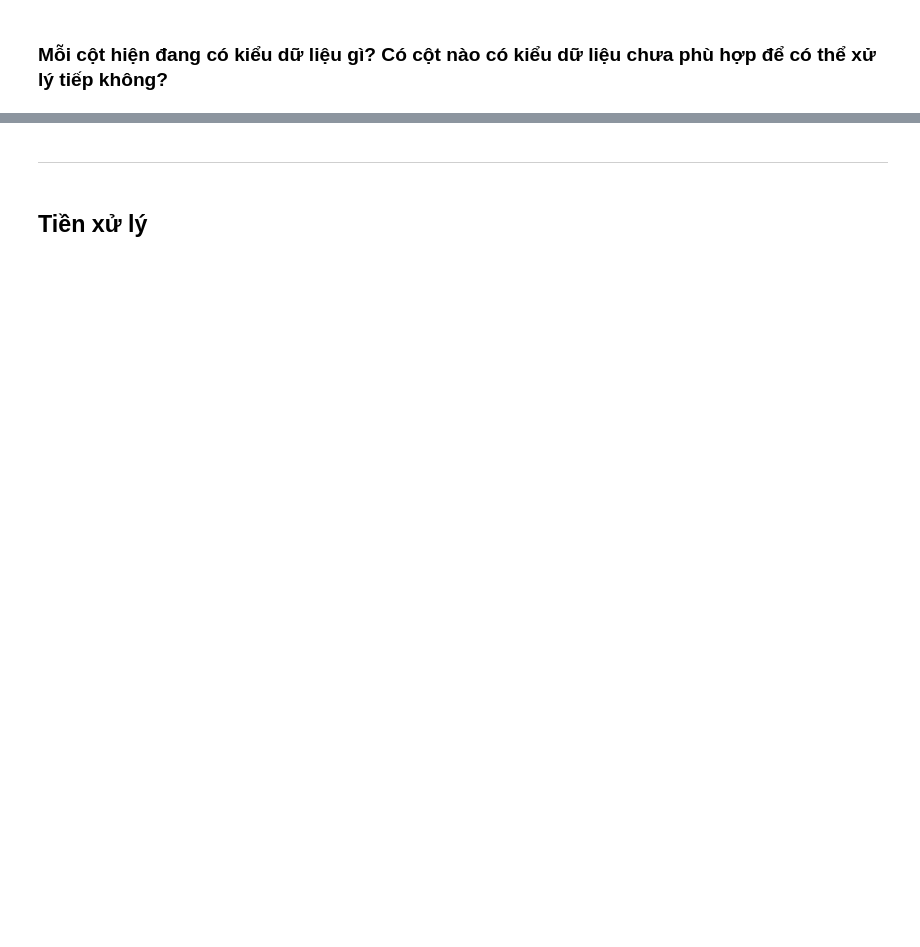
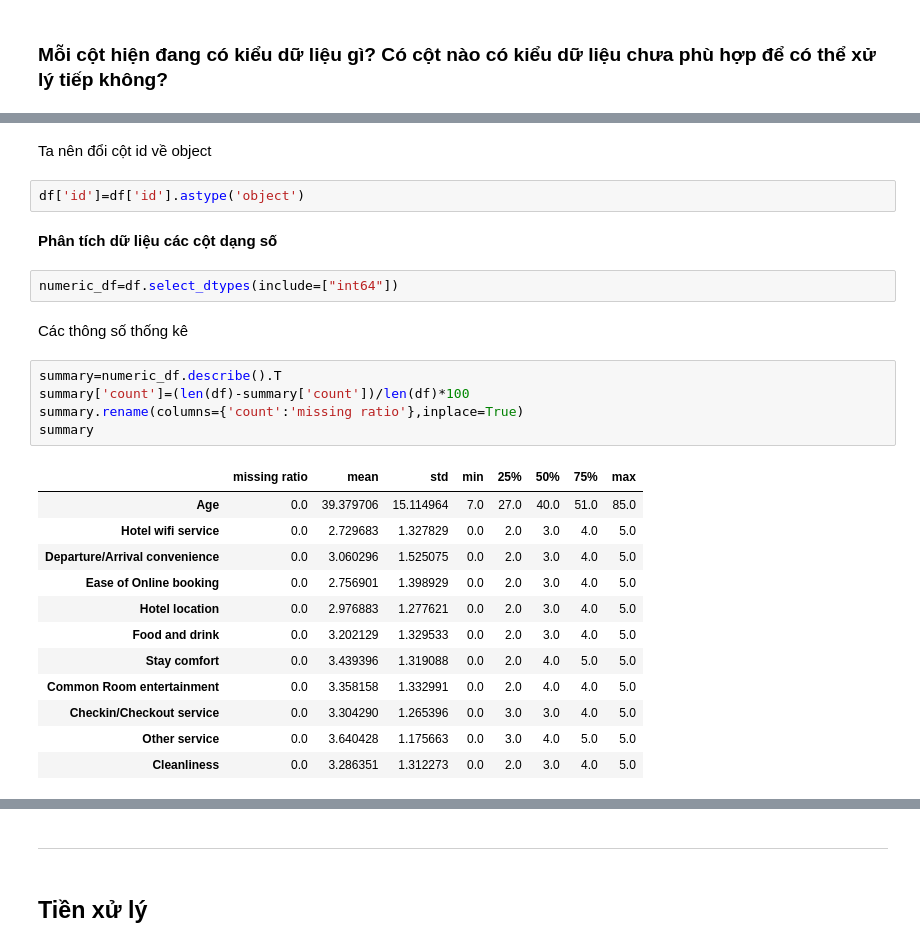
Before and after one commit to SyThuan1803/Data_Science_Proramming_FinalProject, a Jupyter notebook: final_project.ipynb, the cells around one changed output, grey strips where cells are left out. Saved outputs shown, nothing was run; the diff lists cells and outputs as text; blank space fills up the shorter version.

```diff
--- a/final_project.ipynb
+++ b/final_project.ipynb
@@ -52,0 +130,28 @@ Theo mô tả dữ liệu của khóa học "The Analytics Edge" và theo quan s
+# %% [markdown]
+Ta nên đổi cột id về object
+# %%
+df['id']=df['id'].astype('object')
+# %% [markdown]
+**Phân tích dữ liệu các cột dạng số**
+# %%
+numeric_df=df.select_dtypes(include=["int64"])
+# %% [markdown]
+Các thông số thống kê
+# %%
+summary=numeric_df.describe().T
+summary['count']=(len(df)-summary['count'])/len(df)*100
+summary.rename(columns={'count':'missing ratio'},inplace=True)
+summary
+# %% [output]
+|  | missing ratio | mean | std | min | 25% | 50% | 75% | max |
+| Age | 0.0 | 39.379706 | 15.114964 | 7.0 | 27.0 | 40.0 | 51.0 | 85.0 |
+| Hotel wifi service | 0.0 | 2.729683 | 1.327829 | 0.0 | 2.0 | 3.0 | 4.0 | 5.0 |
+| Departure/Arrival convenience | 0.0 | 3.060296 | 1.525075 | 0.0 | 2.0 | 3.0 | 4.0 | 5.0 |
+| Ease of Online booking | 0.0 | 2.756901 | 1.398929 | 0.0 | 2.0 | 3.0 | 4.0 | 5.0 |
+| Hotel location | 0.0 | 2.976883 | 1.277621 | 0.0 | 2.0 | 3.0 | 4.0 | 5.0 |
+| Food and drink | 0.0 | 3.202129 | 1.329533 | 0.0 | 2.0 | 3.0 | 4.0 | 5.0 |
+| Stay comfort | 0.0 | 3.439396 | 1.319088 | 0.0 | 2.0 | 4.0 | 5.0 | 5.0 |
+| Common Room entertainment | 0.0 | 3.358158 | 1.332991 | 0.0 | 2.0 | 4.0 | 4.0 | 5.0 |
+| Checkin/Checkout service | 0.0 | 3.304290 | 1.265396 | 0.0 | 3.0 | 3.0 | 4.0 | 5.0 |
+| Other service | 0.0 | 3.640428 | 1.175663 | 0.0 | 3.0 | 4.0 | 5.0 | 5.0 |
+| Cleanliness | 0.0 | 3.286351 | 1.312273 | 0.0 | 2.0 | 3.0 | 4.0 | 5.0 |
```
Also changed, not shown: parts of 29 cells of this notebook.
